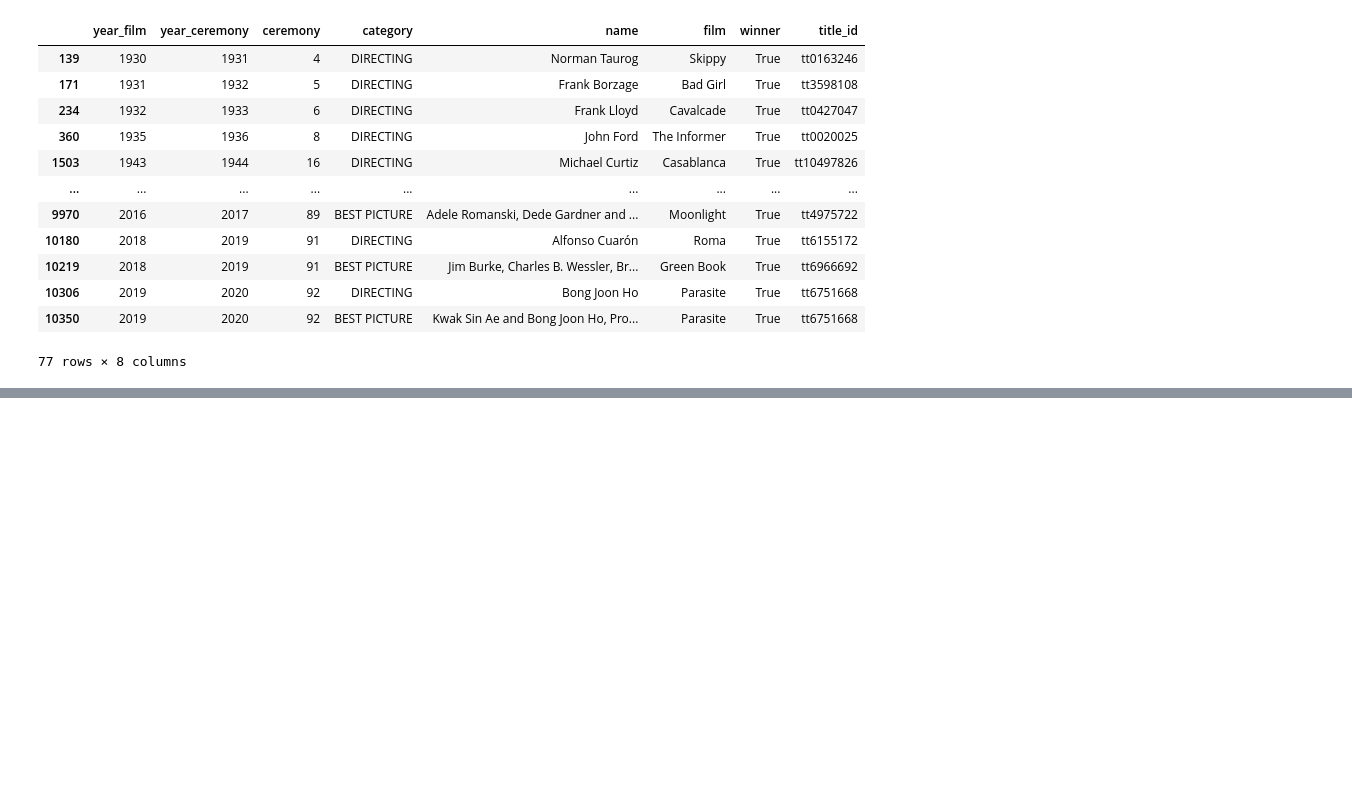
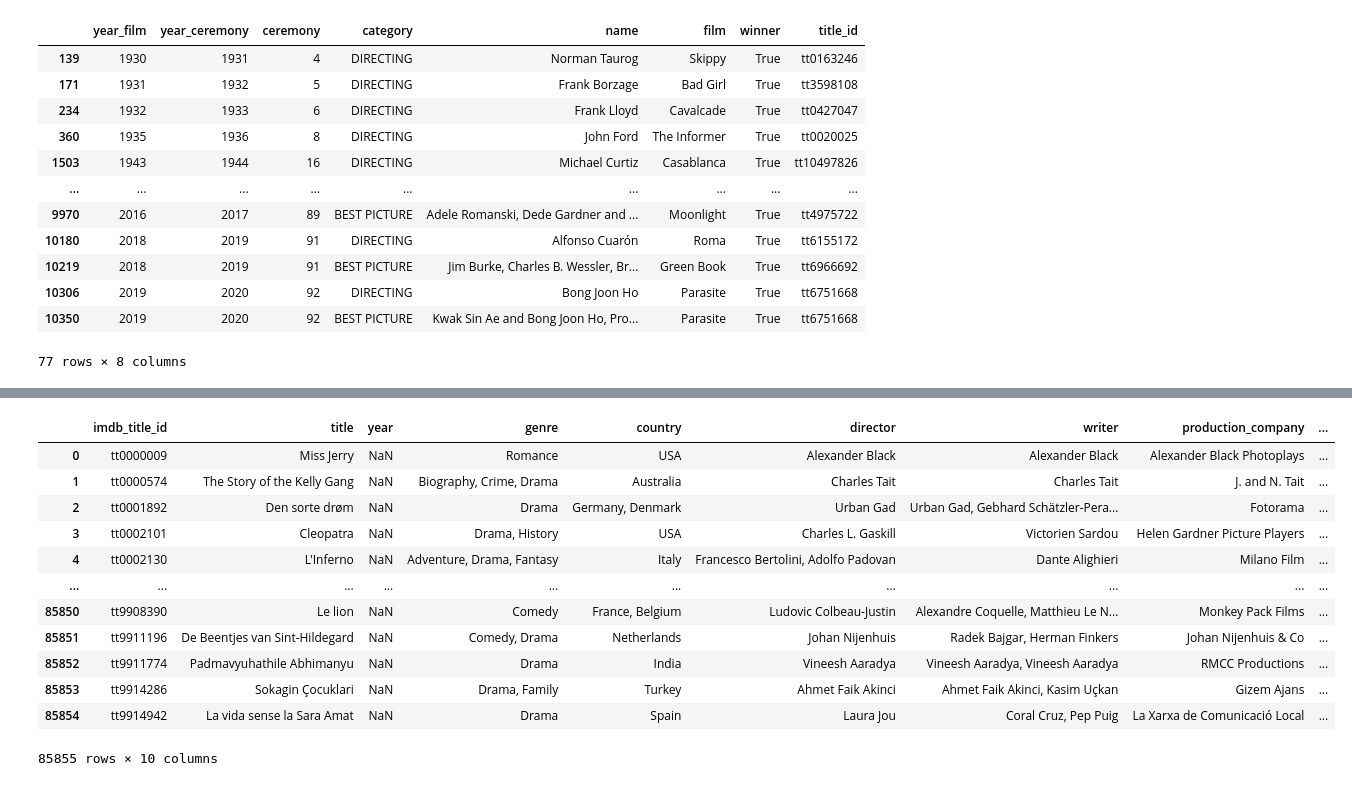
Before and after one commit to gucaselo/ETL-Project, a Jupyter notebook: movies_transform.ipynb, the cells around one changed output, grey strips where cells are left out. Drawn from its saved outputs; the diff is of its cells as text; code cells hidden in the pictures; blank space fills up the shorter version.

```diff
--- a/movies_transform.ipynb
+++ b/movies_transform.ipynb
@@ -146,0 +214,20 @@ len(cleaned_movies_df)
+# %%
+aaa = cleaned_movies_df.copy()
+aaa['year'] = aaa['year'].str.split('TV Movie ').str[1]
+# %%
+aaa[aaa['title']=='Bad Education']
+aaa
+# %% [output]
+|  | imdb_title_id | title | year | genre | country | director | writer | production_company | ... |
+| 0 | tt0000009 | Miss Jerry | NaN | Romance | USA | Alexander Black | Alexander Black | Alexander Black Photoplays | ... |
+| 1 | tt0000574 | The Story of the Kelly Gang | NaN | Biography, Crime, Drama | Australia | Charles Tait | Charles Tait | J. and N. Tait | ... |
+| 2 | tt0001892 | Den sorte drøm | NaN | Drama | Germany, Denmark | Urban Gad | Urban Gad, Gebhard Schätzler-Pera... | Fotorama | ... |
+| 3 | tt0002101 | Cleopatra | NaN | Drama, History | USA | Charles L. Gaskill | Victorien Sardou | Helen Gardner Picture Players | ... |
+| 4 | tt0002130 | L'Inferno | NaN | Adventure, Drama, Fantasy | Italy | Francesco Bertolini, Adolfo Padovan | Dante Alighieri | Milano Film | ... |
+| ... | ... | ... | ... | ... | ... | ... | ... | ... | ... |
+| 85850 | tt9908390 | Le lion | NaN | Comedy | France, Belgium | Ludovic Colbeau-Justin | Alexandre Coquelle, Matthieu Le N... | Monkey Pack Films | ... |
+| 85851 | tt9911196 | De Beentjes van Sint-Hildegard | NaN | Comedy, Drama | Netherlands | Johan Nijenhuis | Radek Bajgar, Herman Finkers | Johan Nijenhuis & Co | ... |
+| 85852 | tt9911774 | Padmavyuhathile Abhimanyu | NaN | Drama | India | Vineesh Aaradya | Vineesh Aaradya, Vineesh Aaradya | RMCC Productions | ... |
+| 85853 | tt9914286 | Sokagin Çocuklari | NaN | Drama, Family | Turkey | Ahmet Faik Akinci | Ahmet Faik Akinci, Kasim Uçkan | Gizem Ajans | ... |
+| 85854 | tt9914942 | La vida sense la Sara Amat | NaN | Drama | Spain | Laura Jou | Coral Cruz, Pep Puig | La Xarxa de Comunicació Local | ... |
+85855 rows × 10 columns
```
Also changed, not shown: parts of 6 cells of this notebook, 2 other files.
